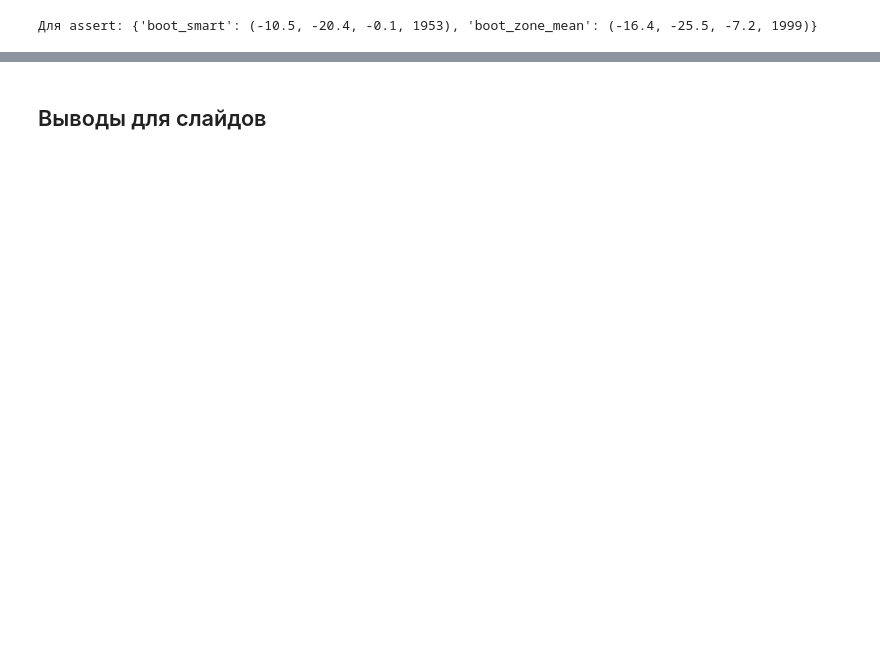
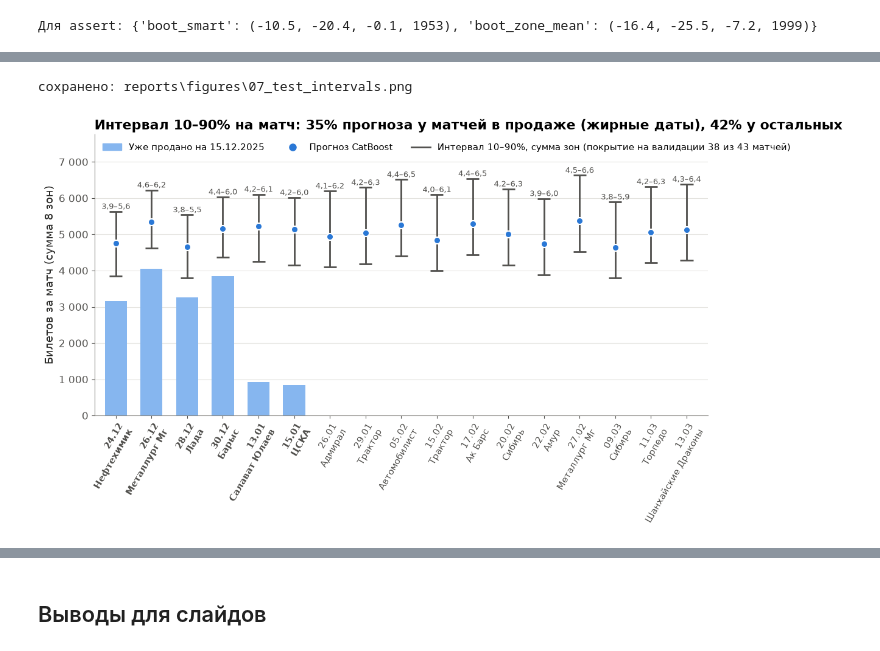
Before and after one commit to shertwg/datamatch-avangard, a Jupyter notebook: notebooks/04_report.ipynb, the cells around one changed output, grey strips where cells are left out. Saved outputs shown, nothing was run; the diff lists cells and outputs as text; code cells hidden in the pictures; blank space fills up the shorter version.

Commit message:
Prediction intervals (calibrated by LOFO) and match-level business metrics
Co-Authored-By: Claude Opus 5.5 <noreply@anthropic.com>

```diff
--- a/notebooks/04_report.ipynb
+++ b/notebooks/04_report.ipynb
@@ -878,0 +1259,35 @@ print("Для assert:", BOOT_KEYS)
+# %%
+fig, ax = plt.subplots(figsize=(13, 6))
+x = np.arange(len(tmi))
+ax.bar(x, tmi["sold"], 0.62, color="#86b6ef", label="Уже продано на 15.12.2025", zorder=2)
+ax.vlines(x, tmi["low"], tmi["high"], color=INK2, lw=2, zorder=3)
+for cap_y in ("low", "high"):
+    ax.hlines(tmi[cap_y], x - 0.18, x + 0.18, color=INK2, lw=2, zorder=3)
+ax.scatter(x, tmi["pred"], s=64, color=MODEL_COLORS["catboost"], edgecolor="white", linewidth=1.5, zorder=4,
+           label="Прогноз CatBoost")
+for xi, lo, hi in zip(x, tmi["low"], tmi["high"]):
+    ax.text(xi, hi + 70, f"{ru(lo / 1000)}–{ru(hi / 1000)}", ha="center", fontsize=9.5, color=INK2)
+ax.set_xticks(x, [f"{d:%d.%m}\n{o}" for d, o in zip(tmi["match_date"], tmi["opponent"])],
+              rotation=60, ha="right", rotation_mode="anchor", fontsize=11)
+for lbl, s in zip(ax.get_xticklabels(), tmi["in_sale"]):
+    if s:
+        lbl.set_fontweight("bold")
+ax.set_xlim(-0.6, len(tmi) - 0.4)
+ax.set_ylim(0, tmi["high"].max() * 1.17)
+ax.set_ylabel("Билетов за матч (сумма 8 зон)")
+ax.yaxis.set_major_formatter(plt.FuncFormatter(lambda v, _: ru(v, 0)))
+ax.grid(axis="x", visible=False)
+w_in = ((tmi["high"] - tmi["low"]) / tmi["pred"])[tmi["in_sale"]].mean()
+w_out = ((tmi["high"] - tmi["low"]) / tmi["pred"])[~tmi["in_sale"]].mean()
+ax.set_title(f"Интервал 10–90% на матч: {w_in:.0%} прогноза у матчей в продаже (жирные даты), "
+             f"{w_out:.0%} у остальных")
+ax.legend(handles=[Patch(color="#86b6ef", label="Уже продано на 15.12.2025"),
+                   Line2D([], [], marker="o", ls="", ms=8, color=MODEL_COLORS["catboost"], label="Прогноз CatBoost"),
+                   Line2D([], [], color=INK2, lw=2, label=f"Интервал 10–90%, сумма зон (покрытие на валидации "
+                                                         f"{COV_MATCH_SUM[0]} из {COV_MATCH_SUM[1]} матчей)")],
+          loc="upper left", ncol=3, fontsize=11)
+save(fig, "07_test_intervals.png")
+plt.show()
+# %% [output]
+сохранено: reports\figures\07_test_intervals.png
+[figure, added]
```
Also changed, not shown: parts of 16 cells of this notebook, 7 other files.
